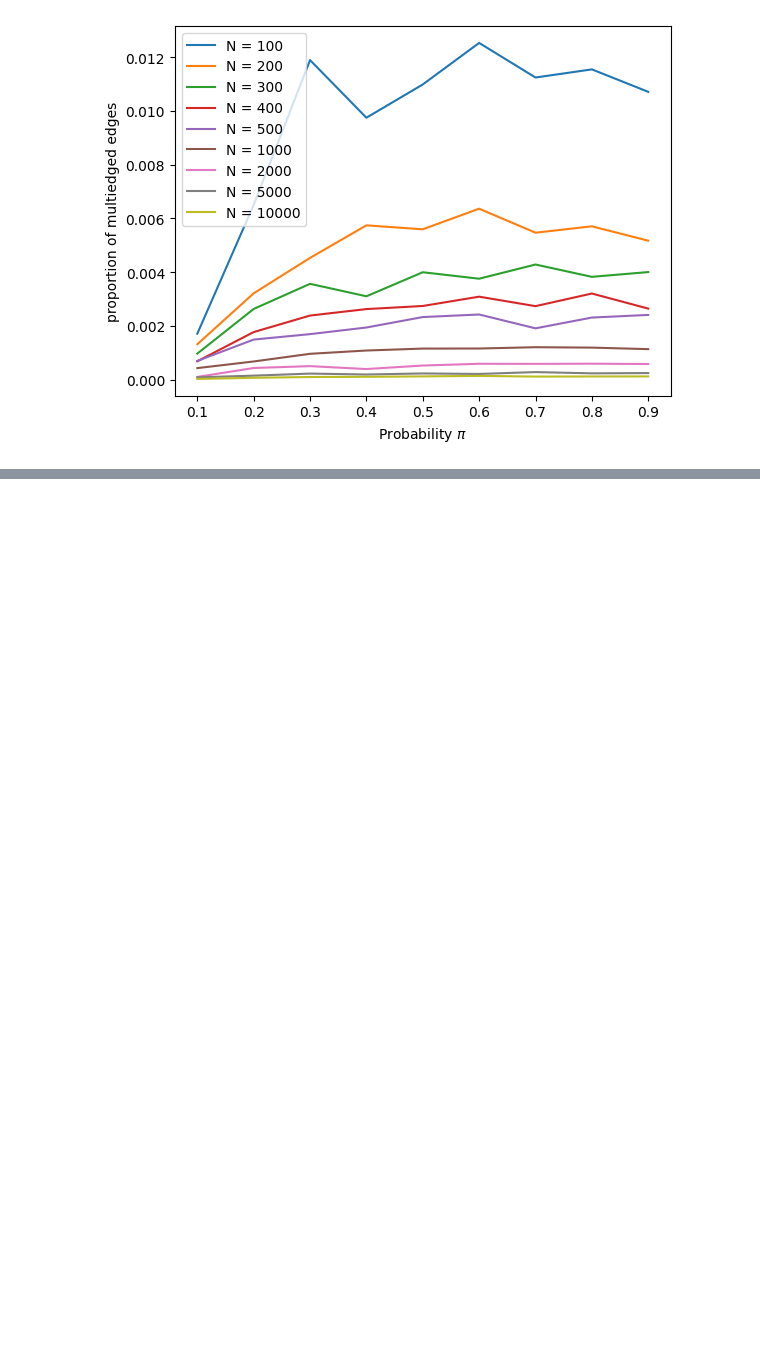
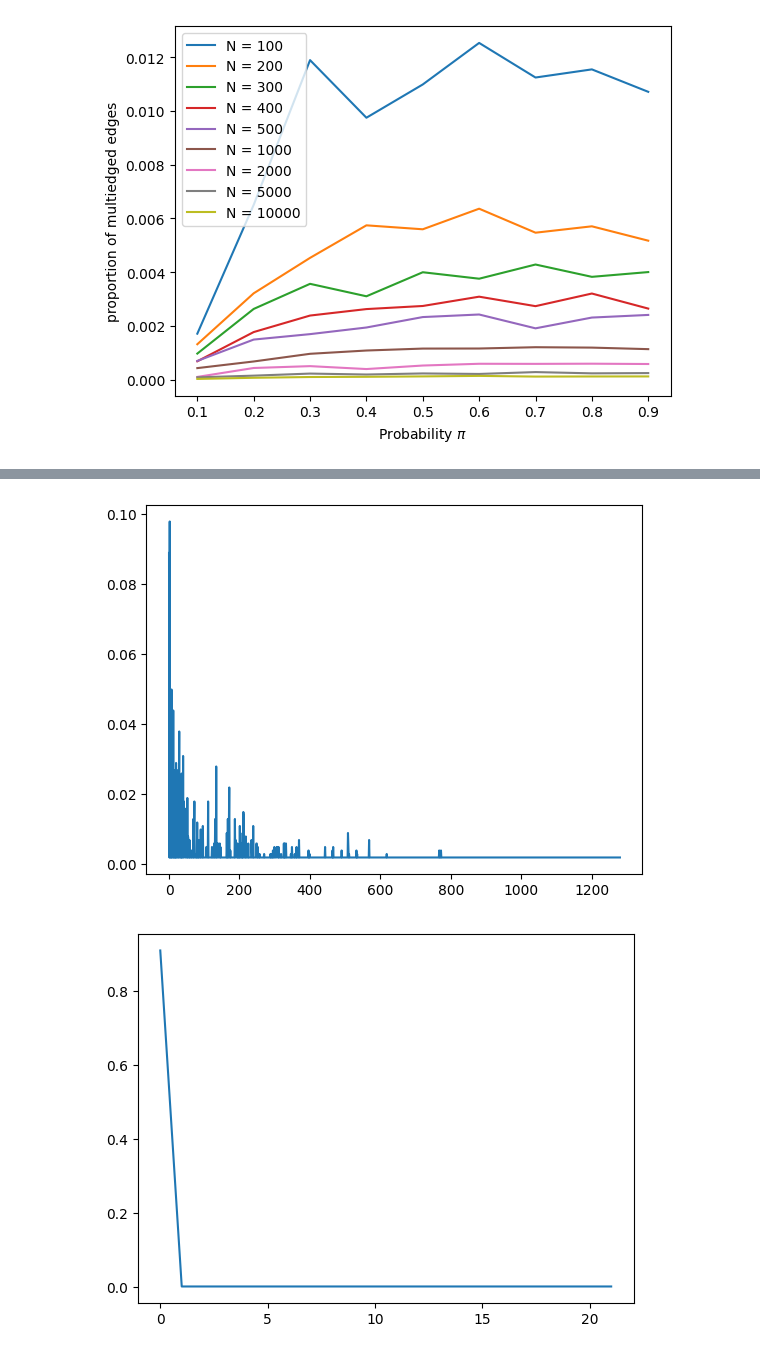
Before and after one commit to rbousquet/weigt_project, a Jupyter notebook: code/data_analysis.ipynb, the cells around one changed output, grey strips where cells are left out. Saved outputs shown, nothing was run; the diff lists cells and outputs as text; code cells hidden in the pictures; blank space fills up the shorter version.

```diff
--- a/code/data_analysis.ipynb
+++ b/code/data_analysis.ipynb
@@ -112,0 +124,2 @@ plt.plot(s/1000,".")
+# %%
+sizes_merged = np.array([len(s) for s in cluster])
@@ -112,0 +130,8 @@ plt.plot(s/1000,".")
+# %%
+plt.plot(sizes/1000)
+plt.show()
+plt.plot(sizes_merged/1000)
+plt.show()
+# %% [output]
+[figure, added]
+[figure, added]
```
Also changed, not shown: parts of 11 cells of this notebook, 2 other files.
